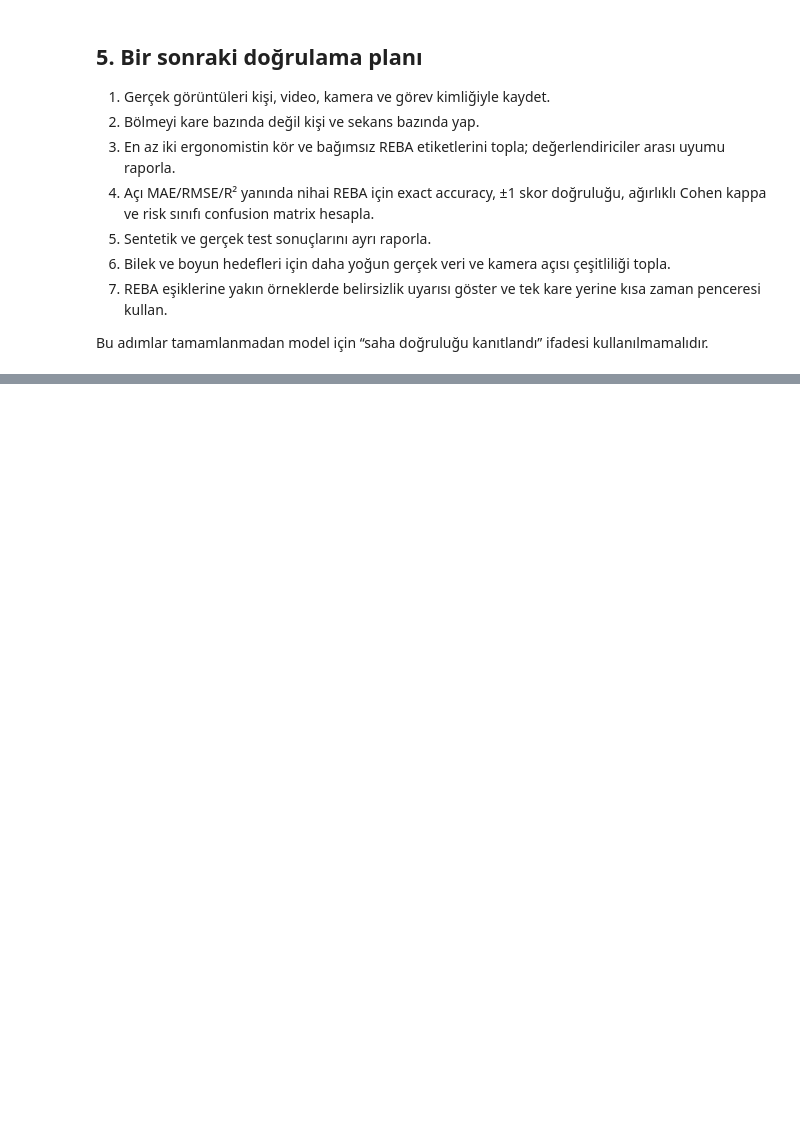
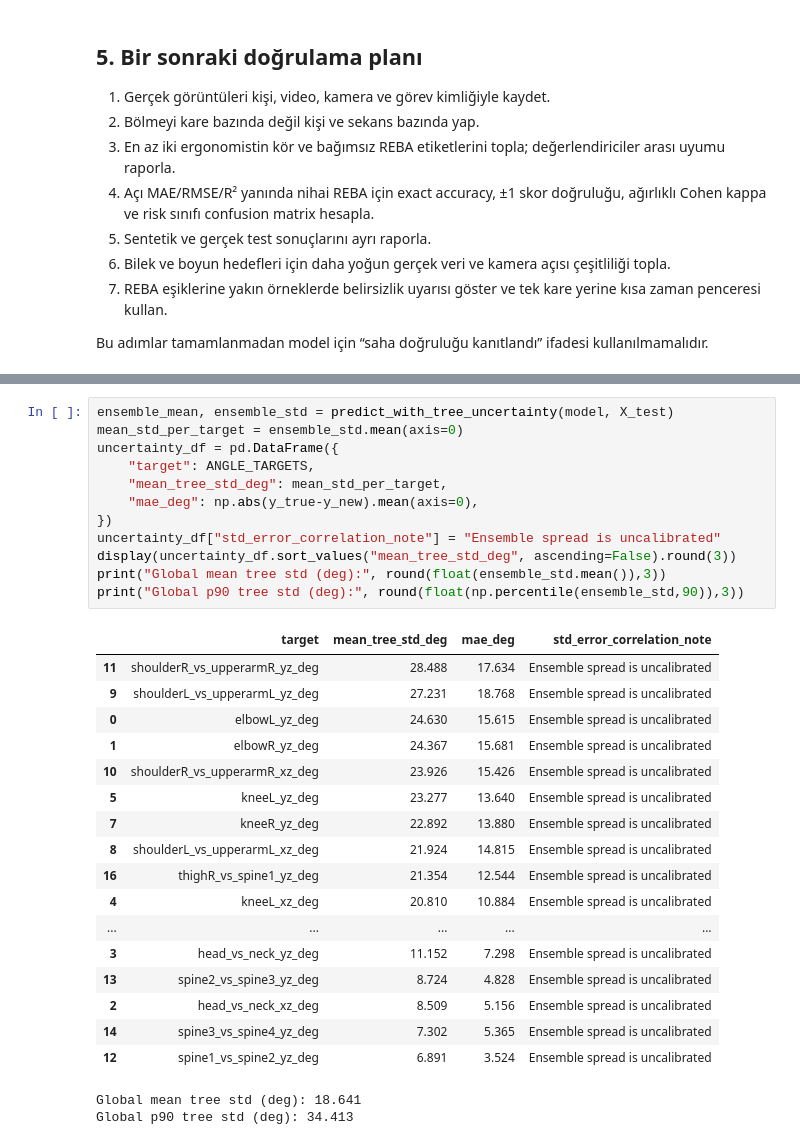
Before and after one commit to ToreEREN/reba-ergonomi-platformu, a Jupyter notebook: research/REBA_Model_Guvenilirlik_Analizi.ipynb, the cells around one changed output, grey strips where cells are left out. Cells and saved outputs as stored; diff of their text form; blank space fills up the shorter version.

```diff
--- a/research/REBA_Model_Guvenilirlik_Analizi.ipynb
+++ b/research/REBA_Model_Guvenilirlik_Analizi.ipynb
@@ -332,0 +423,32 @@ Bu adımlar tamamlanmadan model için “saha doğruluğu kanıtlandı” ifades
+# %%
+ensemble_mean, ensemble_std = predict_with_tree_uncertainty(model, X_test)
+mean_std_per_target = ensemble_std.mean(axis=0)
+uncertainty_df = pd.DataFrame({
+    "target": ANGLE_TARGETS,
+    "mean_tree_std_deg": mean_std_per_target,
+    "mae_deg": np.abs(y_true-y_new).mean(axis=0),
+})
+uncertainty_df["std_error_correlation_note"] = "Ensemble spread is uncalibrated"
+display(uncertainty_df.sort_values("mean_tree_std_deg", ascending=False).round(3))
+print("Global mean tree std (deg):", round(float(ensemble_std.mean()),3))
+print("Global p90 tree std (deg):", round(float(np.percentile(ensemble_std,90)),3))
+# %% [output]
+|  | target | mean_tree_std_deg | mae_deg | std_error_correlation_note |
+| 11 | shoulderR_vs_upperarmR_yz_deg | 28.488 | 17.634 | Ensemble spread is uncalibrated |
+| 9 | shoulderL_vs_upperarmL_yz_deg | 27.231 | 18.768 | Ensemble spread is uncalibrated |
+| 0 | elbowL_yz_deg | 24.630 | 15.615 | Ensemble spread is uncalibrated |
+| 1 | elbowR_yz_deg | 24.367 | 15.681 | Ensemble spread is uncalibrated |
+| 10 | shoulderR_vs_upperarmR_xz_deg | 23.926 | 15.426 | Ensemble spread is uncalibrated |
+| 5 | kneeL_yz_deg | 23.277 | 13.640 | Ensemble spread is uncalibrated |
+| 7 | kneeR_yz_deg | 22.892 | 13.880 | Ensemble spread is uncalibrated |
+| 8 | shoulderL_vs_upperarmL_xz_deg | 21.924 | 14.815 | Ensemble spread is uncalibrated |
+| 16 | thighR_vs_spine1_yz_deg | 21.354 | 12.544 | Ensemble spread is uncalibrated |
+| 4 | kneeL_xz_deg | 20.810 | 10.884 | Ensemble spread is uncalibrated |
+| ... | ... | ... | ... | ... |
+| 3 | head_vs_neck_yz_deg | 11.152 | 7.298 | Ensemble spread is uncalibrated |
+| 13 | spine2_vs_spine3_yz_deg | 8.724 | 4.828 | Ensemble spread is uncalibrated |
+| 2 | head_vs_neck_xz_deg | 8.509 | 5.156 | Ensemble spread is uncalibrated |
+| 14 | spine3_vs_spine4_yz_deg | 7.302 | 5.365 | Ensemble spread is uncalibrated |
+| 12 | spine1_vs_spine2_yz_deg | 6.891 | 3.524 | Ensemble spread is uncalibrated |
+Global mean tree std (deg): 18.641
+Global p90 tree std (deg): 34.413
```
Also changed, not shown: parts of 10 cells of this notebook, 15 other files.
